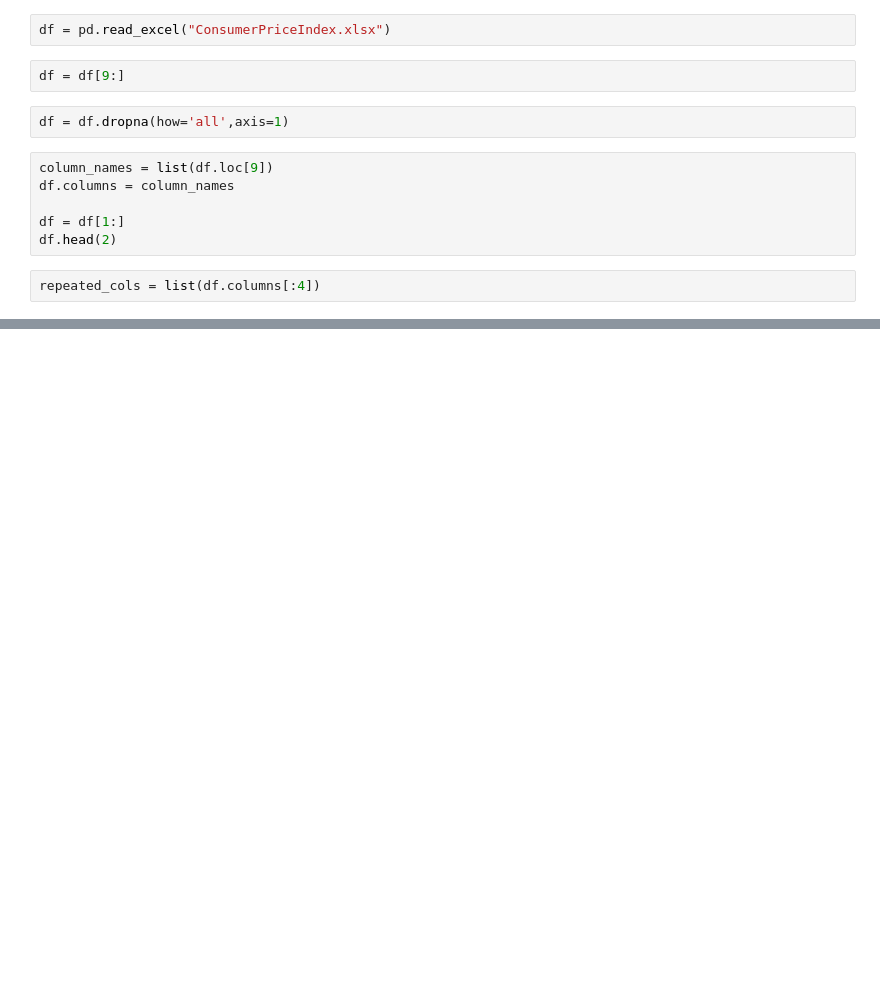
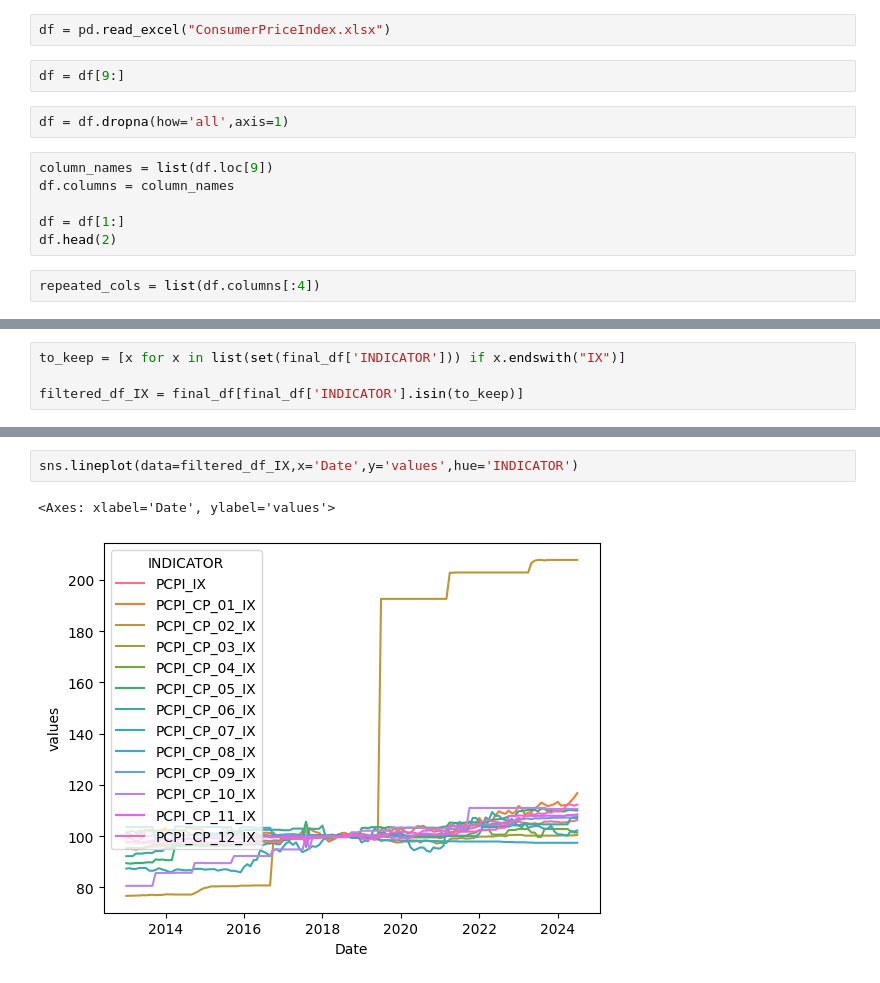
Before and after one commit to TheDataNomad/AlgoWarzmi, a Jupyter notebook: test_cbo/practice.ipynb, the cells around one changed output, grey strips where cells are left out. Cells and saved outputs as stored; diff of their text form; blank space fills up the shorter version.

```diff
--- a/test_cbo/practice.ipynb
+++ b/test_cbo/practice.ipynb
@@ -192,0 +251,4 @@ final_df
+# %%
+to_keep = [x for x in list(set(final_df['INDICATOR'])) if x.endswith("IX")]
+
+filtered_df_IX = final_df[final_df['INDICATOR'].isin(to_keep)]
@@ -192,0 +263,5 @@ final_df
+# %%
+sns.lineplot(data=filtered_df_IX,x='Date',y='values',hue='INDICATOR')
+# %% [output]
+<Axes: xlabel='Date', ylabel='values'>
+[figure, added]
```
Also changed, not shown: parts of 9 cells of this notebook.
